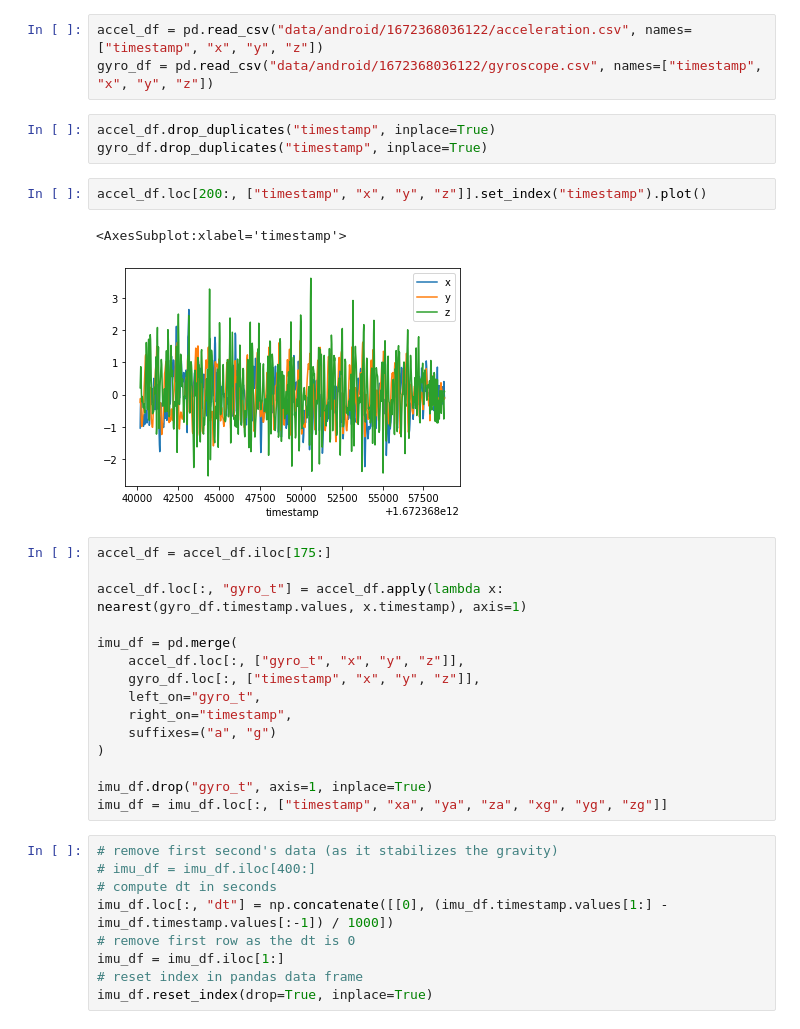
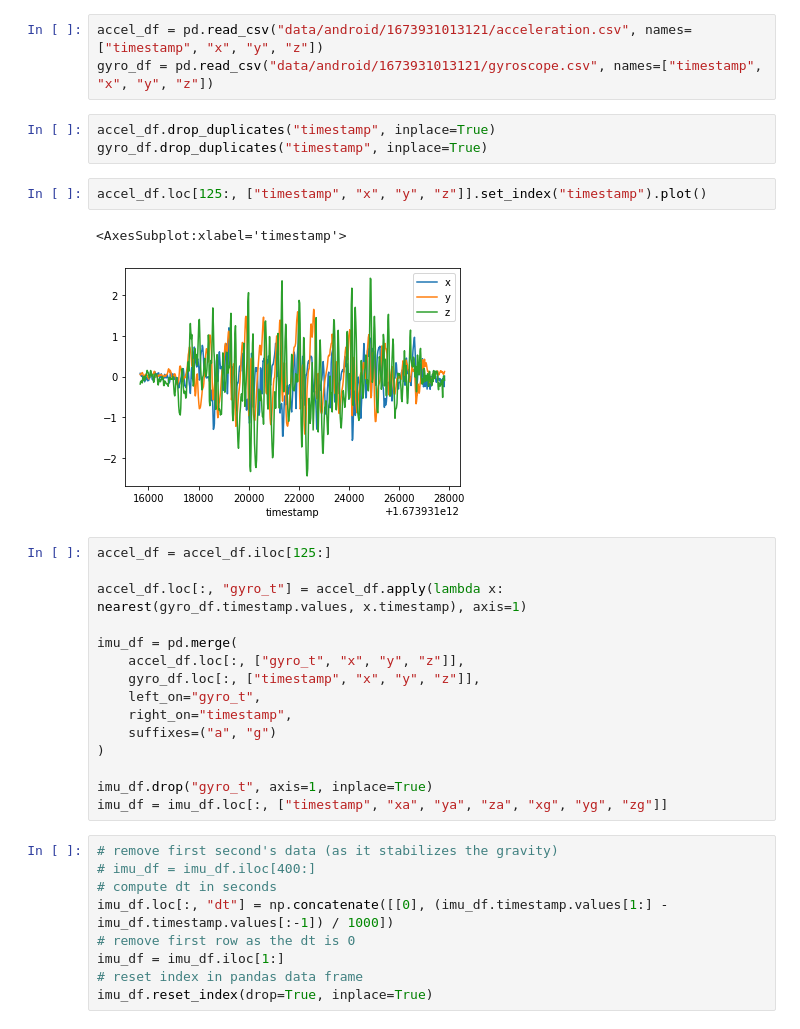
Before and after one commit to localization-as-a-service/local-registration, a Jupyter notebook: imu_trajectory_estimation.ipynb, the cells around one changed output. Saved outputs shown, nothing was run; the diff lists cells and outputs as text.

```diff
--- a/imu_trajectory_estimation.ipynb
+++ b/imu_trajectory_estimation.ipynb
@@ -171,18 +270,18 @@ print(f"Total distance: {d}")
 # %% [markdown]
 Linear acceleration from Android API
 # %%
-accel_df = pd.read_csv("data/android/1672368036122/acceleration.csv", names=["timestamp", "x", "y", "z"])
-gyro_df = pd.read_csv("data/android/1672368036122/gyroscope.csv", names=["timestamp", "x", "y", "z"])
+accel_df = pd.read_csv("data/android/1673931013121/acceleration.csv", names=["timestamp", "x", "y", "z"])
+gyro_df = pd.read_csv("data/android/1673931013121/gyroscope.csv", names=["timestamp", "x", "y", "z"])
 # %%
 accel_df.drop_duplicates("timestamp", inplace=True)
 gyro_df.drop_duplicates("timestamp", inplace=True)
 # %%
-accel_df.loc[200:, ["timestamp", "x", "y", "z"]].set_index("timestamp").plot()
+accel_df.loc[125:, ["timestamp", "x", "y", "z"]].set_index("timestamp").plot()
 # %% [output]
 <AxesSubplot:xlabel='timestamp'>
-[figure, old version]
+[figure, new version]
 # %%
-accel_df = accel_df.iloc[175:]
+accel_df = accel_df.iloc[125:]
 
 accel_df.loc[:, "gyro_t"] = accel_df.apply(lambda x: nearest(gyro_df.timestamp.values, x.timestamp), axis=1)
 
```
Also changed, not shown: parts of 29 cells of this notebook.
